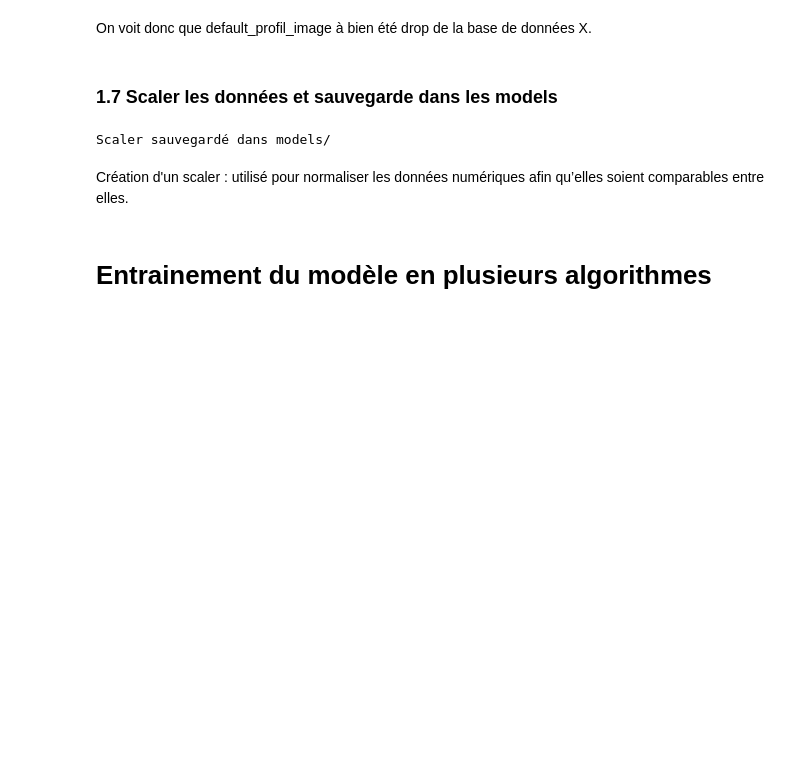
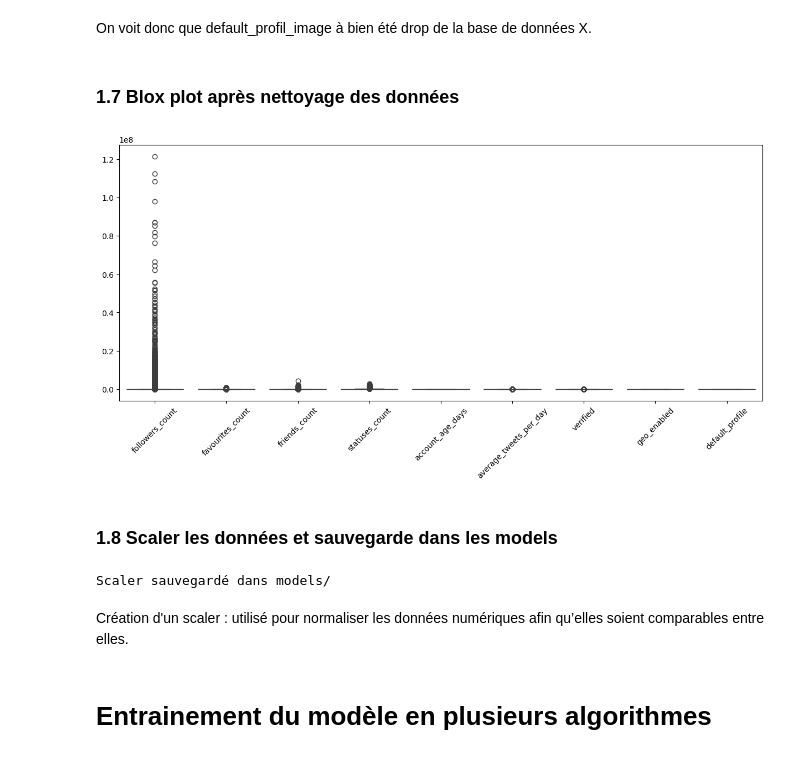
Before and after one commit to ML-fakes-account/fakes-account, a Jupyter notebook: notebooks/projet_fake_profiles.ipynb, the cells around one changed output. Drawn from its saved outputs; the diff is of its cells as text; code cells hidden in the pictures; blank space fills up the shorter version.

```diff
--- a/notebooks/projet_fake_profiles.ipynb
+++ b/notebooks/projet_fake_profiles.ipynb
@@ -246,6 +243,18 @@ print(X)
 # %% [markdown]
 On voit donc que default_profil_image à bien été drop de la base de données X.
+# %% [markdown]
+### 1.7 Blox plot après nettoyage des données
+# %%
+import seaborn as sns
+import matplotlib.pyplot as plt
+
+plt.figure(figsize=(15, 6))
+sns.boxplot(data=X[cols_impor])
+plt.xticks(rotation=45)
+plt.show()
+# %% [output]
+[figure, added]
 # %% [markdown]
-### 1.7 Scaler les données et sauvegarde dans les models
+### 1.8 Scaler les données et sauvegarde dans les models
 # %%
 import joblib
```
Also changed, not shown: parts of 25 cells of this notebook.
